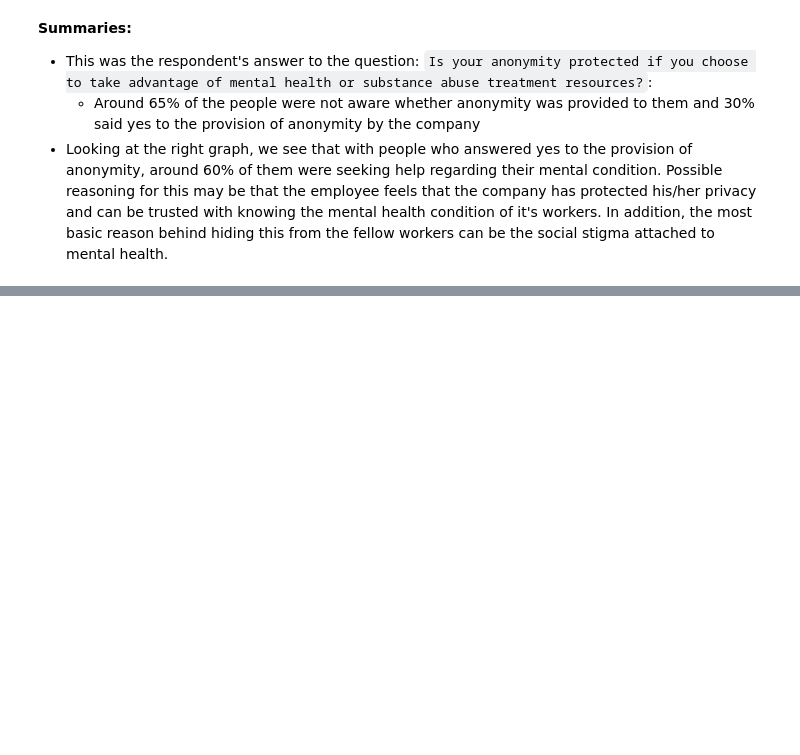
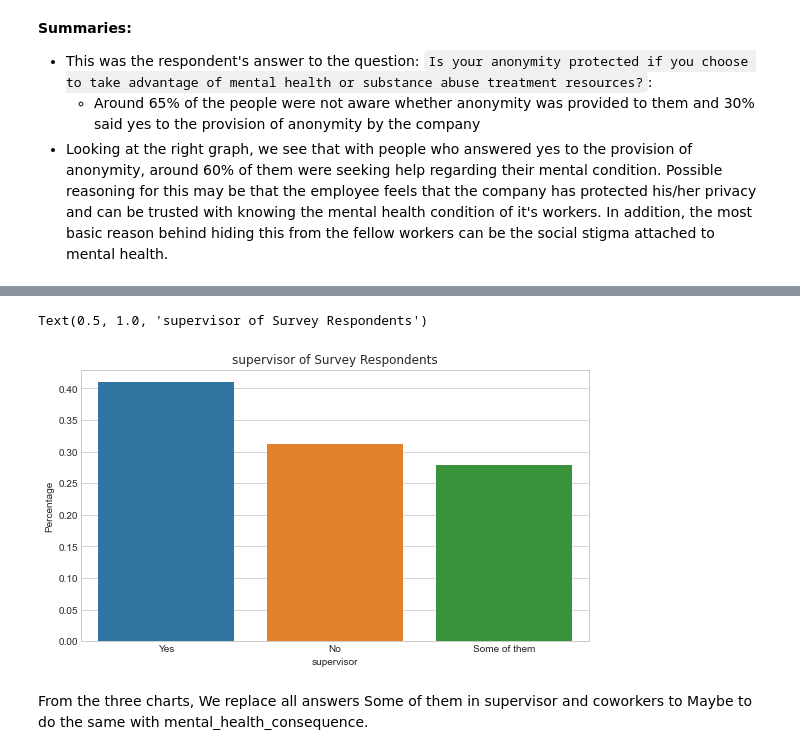
Before and after one commit to Phatdz02/programming-for-data-science, a Jupyter notebook: 20127272-19127237.ipynb, the cells around one changed output, grey strips where cells are left out. Drawn from its saved outputs; the diff is of its cells as text; code cells hidden in the pictures; blank space fills up the shorter version.

```diff
--- a/20127272-19127237.ipynb
+++ b/20127272-19127237.ipynb
@@ -844,0 +865,11 @@ findfont: Font family 'Pagul' not found.
+# %%
+plt.figure(figsize = (20,5))
+plt.subplot(1,2,1)
+eda_percentage = df['supervisor'].value_counts(normalize = True).rename_axis('supervisor').reset_index(name = 'Percentage')
+sns.barplot(x = 'supervisor', y = 'Percentage', data = eda_percentage)
+plt.title('supervisor of Survey Respondents', fontname="Pagul")
+# %% [output]
+Text(0.5, 1.0, 'supervisor of Survey Respondents')
+[figure, added]
+# %% [markdown]
+From the three charts, We replace all answers Some of them in supervisor and coworkers to Maybe to do the same with mental_health_consequence.
```
Also changed, not shown: parts of 55 cells of this notebook.
